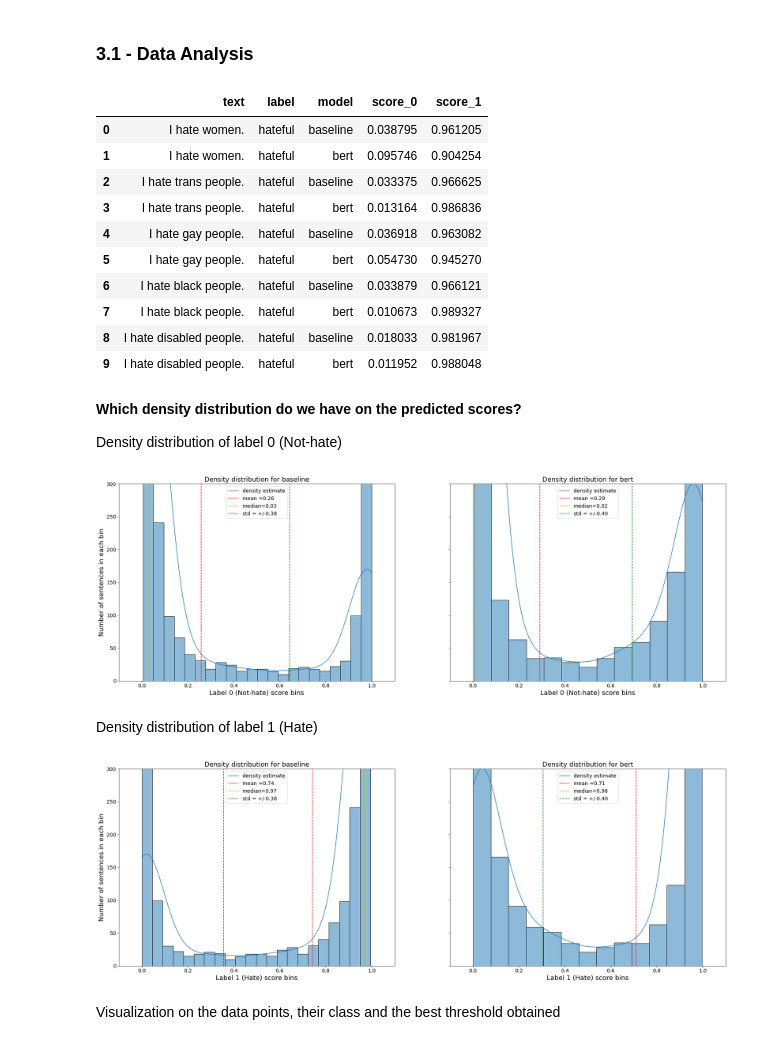
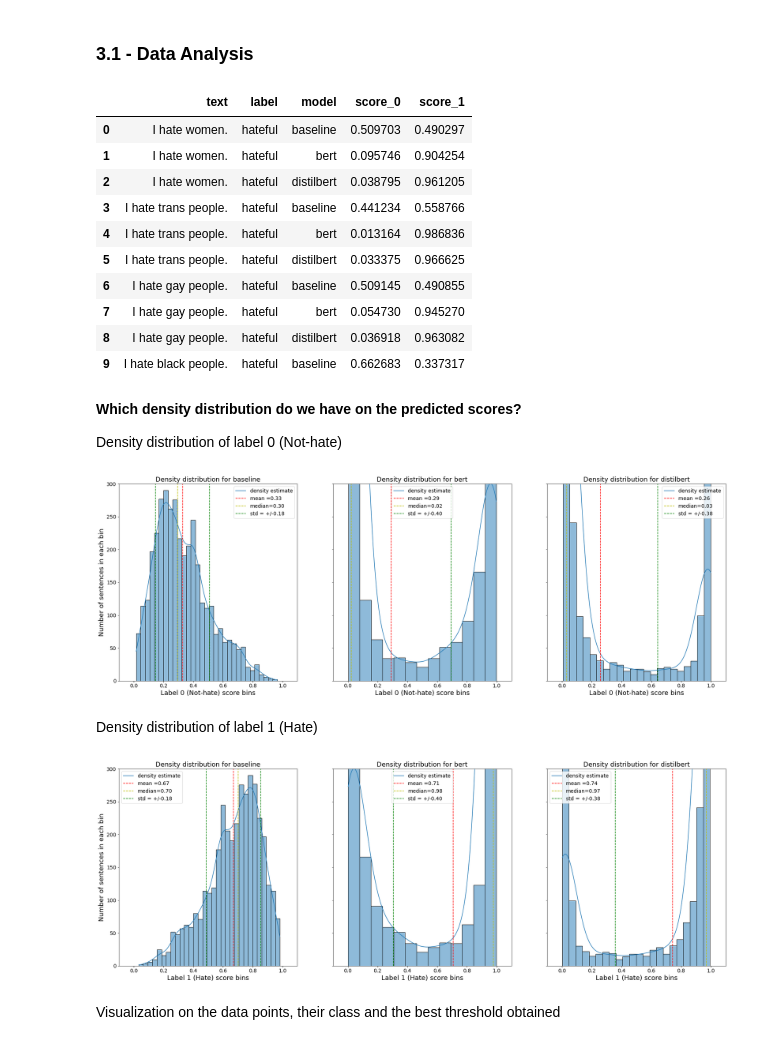
Before and after one commit to jehrodrigues/Hate-Speech-Detection-with-Transformers, a Jupyter notebook: notebooks/Hate Speech Detection.ipynb, the cells around one changed output. Saved outputs shown, nothing was run; the diff lists cells and outputs as text; code cells hidden in the pictures.

```diff
--- a/notebooks/Hate Speech Detection.ipynb
+++ b/notebooks/Hate Speech Detection.ipynb
@@ -144,7 +147,9 @@ from src.models.predict_model import TransformerPredict
 # %%
 # Fine-tuned models
 BERT_MODEL = "bert-base-uncased-finetuned"
-BASELINE_MODEL = "distilbert-base-uncased-finetuned"
+DISTILBERT_MODEL = "distilbert-base-uncased-finetuned"
+BASELINE_MODEL = "LogisticRegression"
 # %%
 COMPARE_BERT_MODEL = True
+COMPARE_DISTILBERT_MODEL = True
 COMPARE_BASELINE_MODEL = True
@@ -151,28 +169,23 @@ COMPARE_BASELINE_MODEL = True
 # %%
-# Do I have my baseline model available?
-if COMPARE_BASELINE_MODEL and "baseline_0" not in df_test:
+# Do I have my distilbert model available?
+if COMPARE_DISTILBERT_MODEL and "distilbert_0" not in df_test:
 
-    MODEL_PATH = project_dir / "model" / BASELINE_MODEL
+    MODEL_PATH = project_dir / "model" / DISTILBERT_MODEL
 
     if not MODEL_PATH.exists():
-        raise FileNotFoundError("Failed to load the baseline model")
+        raise FileNotFoundError("Failed to load the distilbert model")
 
     model = TransformerPredict(MODEL_PATH)
 
-    df_test["baseline_0"] = df_test.text.apply(lambda row: model.predict(str(row))[0][0]["score"])
-    df_test["baseline_1"] = df_test.text.apply(lambda row: model.predict(str(row))[0][1]["score"])
+    df_test["distilbert_0"] = df_test.text.apply(lambda row: model.predict(str(row))[0][0]["score"])
+    df_test["distilbert_1"] = df_test.text.apply(lambda row: model.predict(str(row))[0][1]["score"])
 # %%
-# Do I have my own model available?
-if COMPARE_BERT_MODEL and "bert_0" not in df_test:
+# Do I have my baseline model available?
+if COMPARE_BASELINE_MODEL and "baseline_0" not in df_test:
 
-    MODEL_PATH = project_dir / "model" / BERT_MODEL
+    model = BaselinePredict(BASELINE_MODEL)
 
-    if not MODEL_PATH.exists():
-        raise FileNotFoundError("Failed to load the BERT model")
-
-    model = TransformerPredict(MODEL_PATH)
-
-    df_test["bert_0"] = df_test.text.apply(lambda row: model.predict(str(row))[0][1]["score"])
-    df_test["bert_1"] = df_test.text.apply(lambda row: model.predict(str(row))[0][0]["score"])
+    df_test["baseline_0"] = df_test.text.apply(lambda row: model.predict(str(row))[0][0])
+    df_test["baseline_1"] = df_test.text.apply(lambda row: model.predict(str(row))[0][1])
 # %%
 # optionally, save pre-processed file
@@ -185,33 +198,33 @@ import seaborn as sns
 # %%
 # convert the 'model columns' to different rows in my dataframe
 # This new data structure facilitates the next analyses
 data = []
 for i, row in df_test.iterrows():
-    for model in ["baseline", "bert"]:
+    for model in ["baseline", "bert", "distilbert"]:
         #if model in df_test:
         data.append(
             {
                 "text": row["text"],
                 "label": row["label"],
                 "model": model,
                 "score_0": row[model + "_0"],
                 "score_1": row[model + "_1"],
             }
         )
 df = pd.DataFrame(data)
 df.head(10)
 # %% [output]
 |  | text | label | model | score_0 | score_1 |
-| 0 | I hate women. | hateful | baseline | 0.038795 | 0.961205 |
+| 0 | I hate women. | hateful | baseline | 0.509703 | 0.490297 |
 | 1 | I hate women. | hateful | bert | 0.095746 | 0.904254 |
-| 2 | I hate trans people. | hateful | baseline | 0.033375 | 0.966625 |
-| 3 | I hate trans people. | hateful | bert | 0.013164 | 0.986836 |
-| 4 | I hate gay people. | hateful | baseline | 0.036918 | 0.963082 |
-| 5 | I hate gay people. | hateful | bert | 0.054730 | 0.945270 |
-| 6 | I hate black people. | hateful | baseline | 0.033879 | 0.966121 |
-| 7 | I hate black people. | hateful | bert | 0.010673 | 0.989327 |
-| 8 | I hate disabled people. | hateful | baseline | 0.018033 | 0.981967 |
-| 9 | I hate disabled people. | hateful | bert | 0.011952 | 0.988048 |
+| 2 | I hate women. | hateful | distilbert | 0.038795 | 0.961205 |
+| 3 | I hate trans people. | hateful | baseline | 0.441234 | 0.558766 |
+| 4 | I hate trans people. | hateful | bert | 0.013164 | 0.986836 |
+| 5 | I hate trans people. | hateful | distilbert | 0.033375 | 0.966625 |
+| 6 | I hate gay people. | hateful | baseline | 0.509145 | 0.490855 |
+| 7 | I hate gay people. | hateful | bert | 0.054730 | 0.945270 |
+| 8 | I hate gay people. | hateful | distilbert | 0.036918 | 0.963082 |
+| 9 | I hate black people. | hateful | baseline | 0.662683 | 0.337317 |
 # %% [markdown]
 **Which density distribution do we have on the predicted scores?**
 
@@ -250,7 +263,7 @@ for i, model in enumerate(df.model.unique()):
 
     ax.set_title(f"Density distribution for {model}")
 # %% [output]
-[figure, old version]
+[figure, new version]
 # %% [markdown]
 Density distribution of label 1 (Hate)
 # %%
@@ -287,7 +300,7 @@ for i, model in enumerate(df.model.unique()):
 
     ax.set_title(f"Density distribution for {model}")
 # %% [output]
-[figure, old version]
+[figure, new version]
 # %% [markdown]
 Visualization on the data points, their class and the best threshold obtained
 # %%
```
Also changed, not shown: parts of 18 cells of this notebook, 6 other files.
